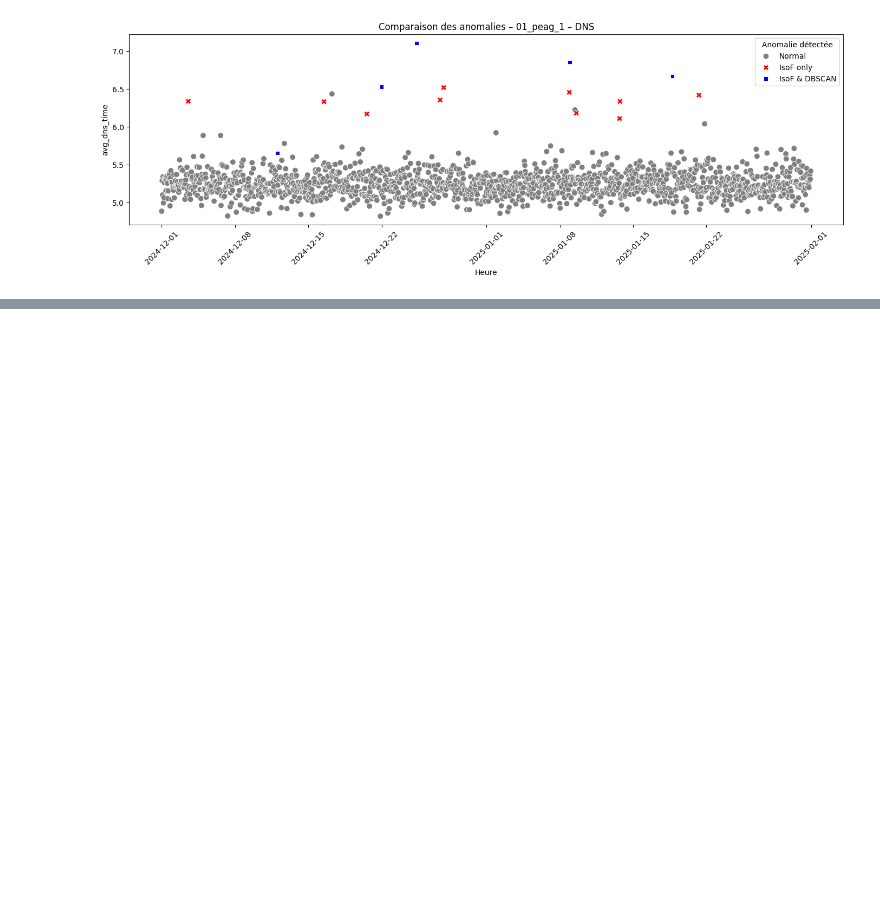
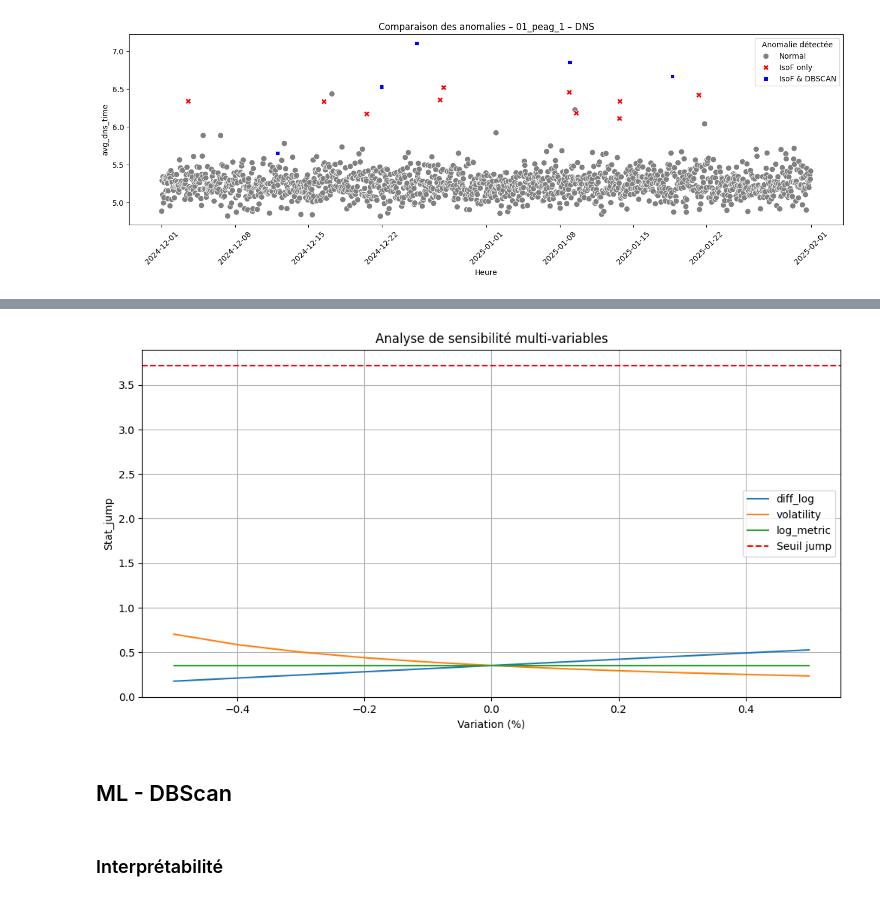
Before and after one commit to lucasvazelle/nexialog_challlenge, a Jupyter notebook: etape4_IsolationForest_PEAG.ipynb, the cells around one changed output, grey strips where cells are left out. Cells and saved outputs as stored; diff of their text form; code cells hidden in the pictures; blank space fills up the shorter version.

```diff
--- a/etape4_IsolationForest_PEAG.ipynb
+++ b/etape4_IsolationForest_PEAG.ipynb
@@ -714,0 +783,11 @@ Données insuffisantes pour ce PEAG.
+# %%
+# On filtre les données pour un OLT spécifique
+olt_name = "95_olt_5605"
+df_olt = data_agrege_S3[data_agrege_S3["olt_name"] == olt_name]
+
+# On applique la détection de jumps selon Andersen et al.
+df_jumps = detect_jumps_andersen(df_olt, metrique="avg_dns_time")
+print(df_jumps.head(5))
+
+# On sélectionne une ligne au hasard parmi celles sans jump
+row = df_jumps[df_jumps["is_jump"] == False].sample(1).iloc[0]
@@ -714,0 +847,25 @@ Données insuffisantes pour ce PEAG.
+# %%
+# Lancer l'analyse sur plusieurs variables
+df_resultats = analyse_sensibilite_multi_features(
+    row,
+    features_to_test=["diff_log", "volatility", "log_metric"],  # On peut rajouter 'avg_dns_time' si dispo
+    variation_range=np.linspace(-0.5, 0.5, 11)
+)
+# %%
+import seaborn as sns
+
+plt.figure(figsize=(12,6))
+sns.lineplot(data=df_resultats, x="variation_pct", y="stat_jump", hue="feature_testée")
+plt.axhline(stats.norm.ppf(0.9999), color="red", linestyle="--", label="Seuil jump")
+plt.title("Analyse de sensibilité multi-variables")
+plt.xlabel("Variation (%)")
+plt.ylabel("Stat_jump")
+plt.legend()
+plt.grid()
+plt.show()
+# %% [output]
+[figure, added]
+# %% [markdown]
+## ML - DBScan
+# %% [markdown]
+### Interprétabilité
```
Also changed, not shown: parts of 23 cells of this notebook.
